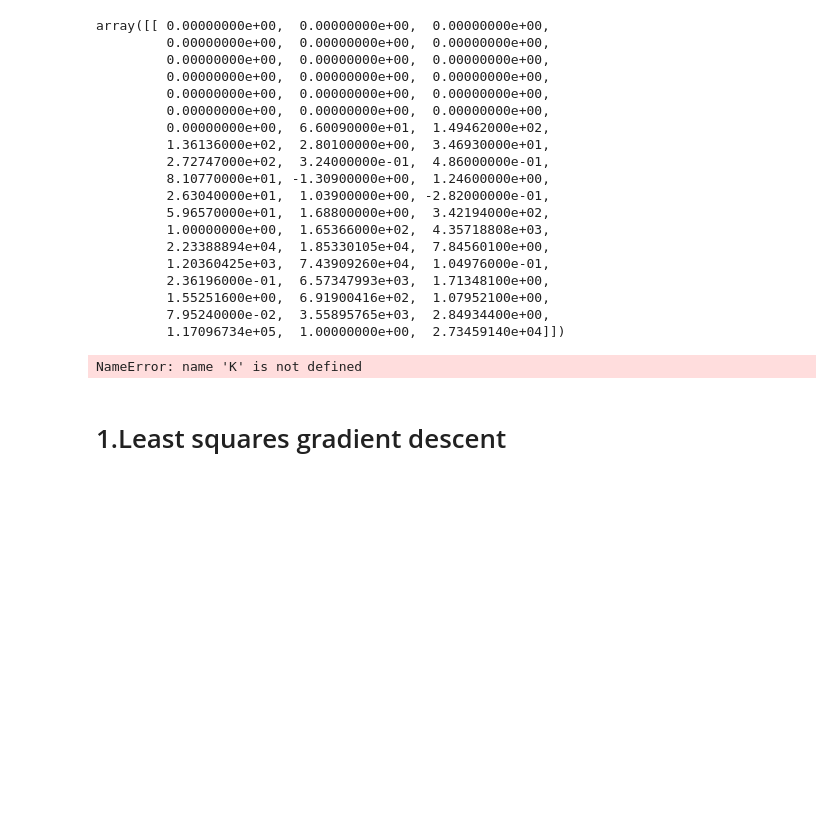
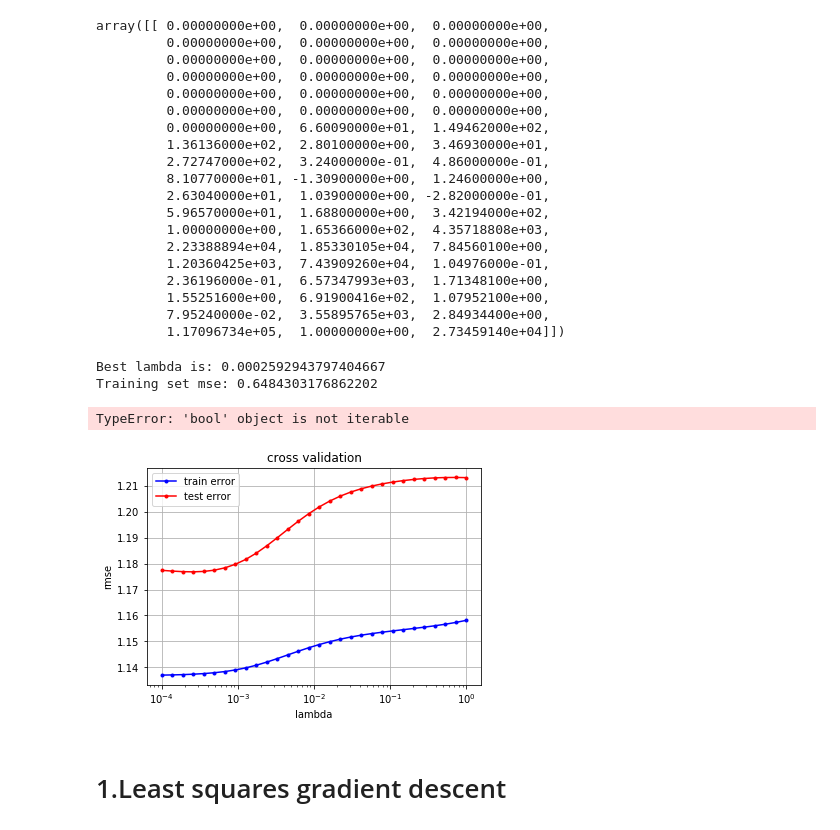
Before and after one commit to LanctuitEmma/ML_Project1, a Jupyter notebook: scripts/project1.ipynb, the cells around one changed output. Drawn from its saved outputs; the diff is of its cells as text; code cells hidden in the pictures; blank space fills up the shorter version.

```diff
--- a/scripts/project1.ipynb
+++ b/scripts/project1.ipynb
@@ -155,35 +155,38 @@ def cross_validation_demo_RR(x,y,K):
         avg_err_tr = 0
         avg_err_te = 0
         for k in range(k_fold):
             err = cross_validation_rr(y, x, k_indices, k, l, degree)
             avg_err_tr += err[0]
             avg_err_te += err[1]
         rmse_tr.append(np.sqrt(2 * avg_err_tr / k_fold))
         rmse_te.append(np.sqrt(2 * avg_err_te / k_fold))
     cross_validation_visualization(lambdas, rmse_tr, rmse_te)
 
     min_err_index = 0
     for i in range(1, len(rmse_te)):
         if rmse_te[i] < rmse_te[min_err_index]:
             min_err_index = i
 
     print('Best lambda is: {0}'.format(lambdas[min_err_index]))
 
-cross_validation_demo_RR(x_s,y_s,K)
+cross_validation_demo_RR(x_s,y_s,4)
 
 degree_opt = 4
 lambda_opt = 0.0006723357536499335
 x_poly = build_poly(x_s, degree_opt)
 w_rr_opt, loss_tr = ridge_regression_s(y_s, x_poly, lambda_opt)
 print("Training set mse: {}".format(loss_tr))
 
 #Training Accuracy
 y_predicted = predict_labels(w_rr_opt, x_poly)
 accuracy = []
 accuracy.append((list(y_clean == y_predicted).count(True))/len(y_clean))
 print("accuracy = {val}".format(val=accuracy))
 # %% [output]
-NameError: name 'K' is not defined
+Best lambda is: 0.0002592943797404667
+Training set mse: 0.6484303176862202
+TypeError: 'bool' object is not iterable
+[figure, added]
 # %% [markdown]
 # 1.Least squares gradient descent
 # %% [raw]
```
Also changed, not shown: parts of 9 cells of this notebook, 1 other file.
